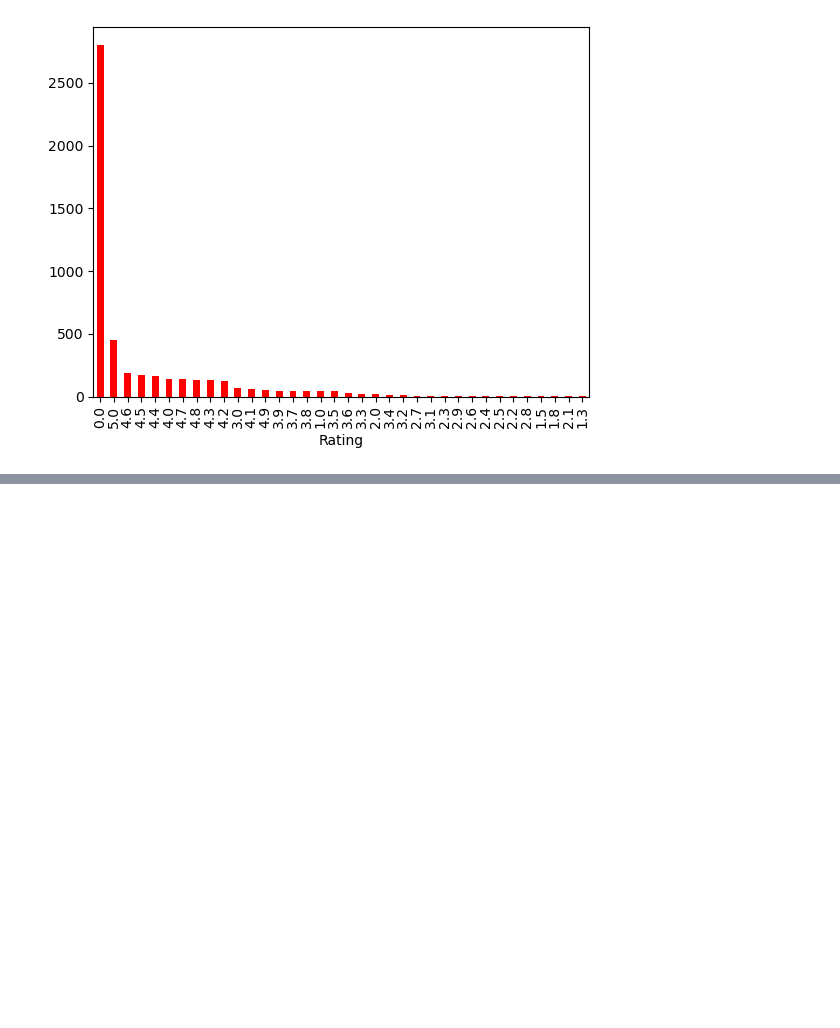
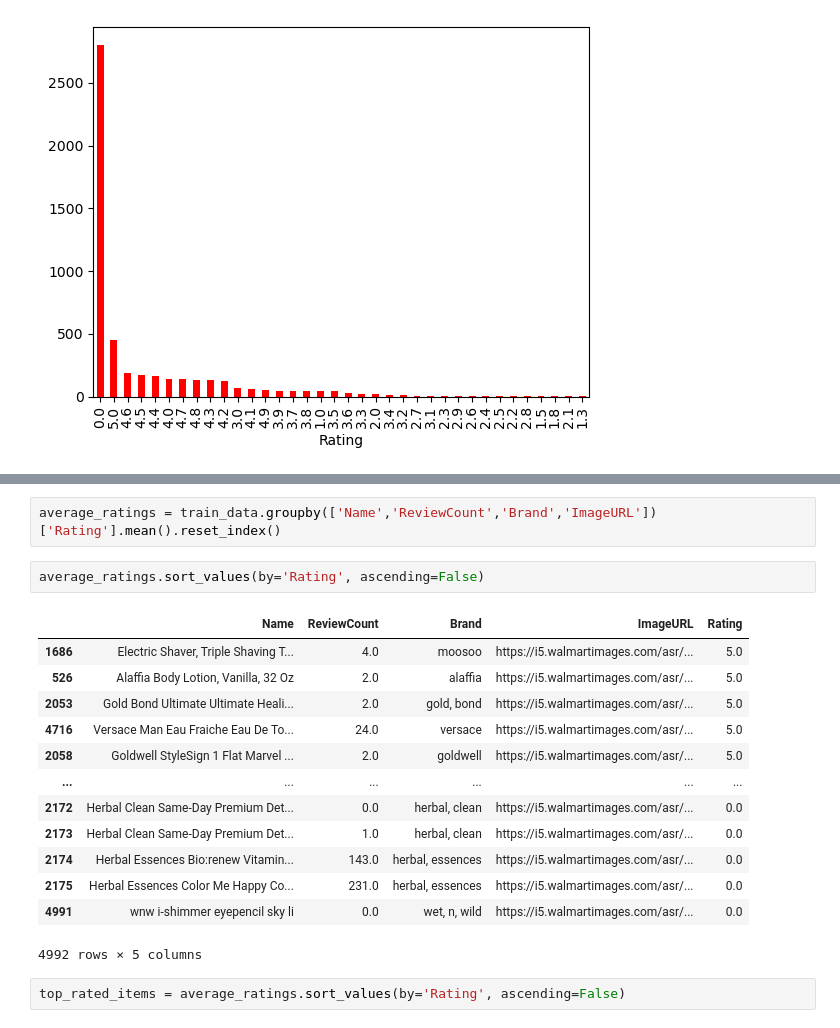
Before and after one commit to okanolgun/E-commerece-Product-Recommendation, a Jupyter notebook: Untitled.ipynb, the cells around one changed output, grey strips where cells are left out. Drawn from its saved outputs; the diff is of its cells as text; blank space fills up the shorter version.

```diff
--- a/Untitled.ipynb
+++ b/Untitled.ipynb
@@ -247,0 +322,20 @@ train_data['Rating'].value_counts().plot(kind='bar', color='red')
+# %%
+average_ratings = train_data.groupby(['Name','ReviewCount','Brand','ImageURL'])['Rating'].mean().reset_index()
+# %%
+average_ratings.sort_values(by='Rating', ascending=False)
+# %% [output]
+|  | Name | ReviewCount | Brand | ImageURL | Rating |
+| 1686 | Electric Shaver, Triple Shaving T... | 4.0 | moosoo | https://i5.walmartimages.com/asr/... | 5.0 |
+| 526 | Alaffia Body Lotion, Vanilla, 32 Oz | 2.0 | alaffia | https://i5.walmartimages.com/asr/... | 5.0 |
+| 2053 | Gold Bond Ultimate Ultimate Heali... | 2.0 | gold, bond | https://i5.walmartimages.com/asr/... | 5.0 |
+| 4716 | Versace Man Eau Fraiche Eau De To... | 24.0 | versace | https://i5.walmartimages.com/asr/... | 5.0 |
+| 2058 | Goldwell StyleSign 1 Flat Marvel ... | 2.0 | goldwell | https://i5.walmartimages.com/asr/... | 5.0 |
+| ... | ... | ... | ... | ... | ... |
+| 2172 | Herbal Clean Same-Day Premium Det... | 0.0 | herbal, clean | https://i5.walmartimages.com/asr/... | 0.0 |
+| 2173 | Herbal Clean Same-Day Premium Det... | 1.0 | herbal, clean | https://i5.walmartimages.com/asr/... | 0.0 |
+| 2174 | Herbal Essences Bio:renew Vitamin... | 143.0 | herbal, essences | https://i5.walmartimages.com/asr/... | 0.0 |
+| 2175 | Herbal Essences Color Me Happy Co... | 231.0 | herbal, essences | https://i5.walmartimages.com/asr/... | 0.0 |
+| 4991 | wnw i-shimmer eyepencil sky li | 0.0 | wet, n, wild | https://i5.walmartimages.com/asr/... | 0.0 |
+4992 rows × 5 columns
+# %%
+top_rated_items = average_ratings.sort_values(by='Rating', ascending=False)
```
Also changed, not shown: parts of 16 cells of this notebook.
